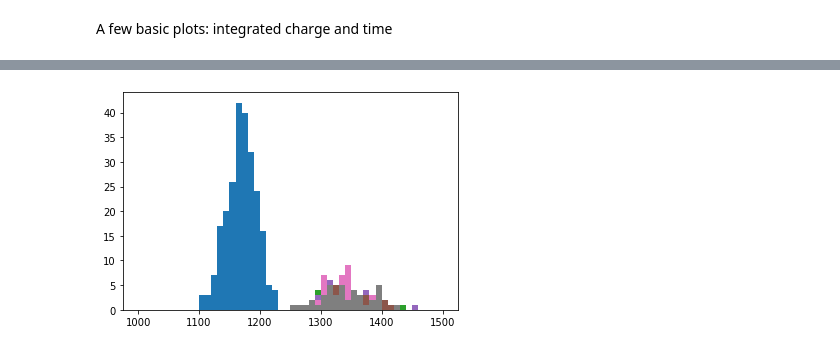
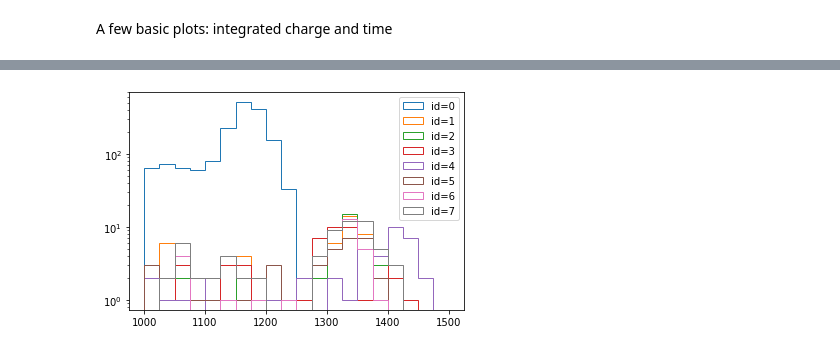
Before and after one commit to acolijn/DT5550_DAQ, a Jupyter notebook: analysis/decode_example.ipynb, the cells around one changed output, grey strips where cells are left out. Cells and saved outputs as stored; diff of their text form; code cells hidden in the pictures.

```diff
--- a/analysis/decode_example.ipynb
+++ b/analysis/decode_example.ipynb
@@ -249,5 +259,10 @@ plt.yscale('log')
 # %%
-for i in range(8):
-    h = plt.hist(esel[i],bins=50,range=(1000,1500))
+for i in range(N_DETECTOR):
+    txt = 'id='+str(i)
+    h = plt.hist(esel[i], bins=20, range=(1000,1500), histtype = 'step', label = txt)
+
+plt.legend()
+
+plt.yscale('log')
 # %% [output]
-[figure, old version]
+[figure, new version]
```
Also changed, not shown: parts of 10 cells of this notebook, 4 other files.
